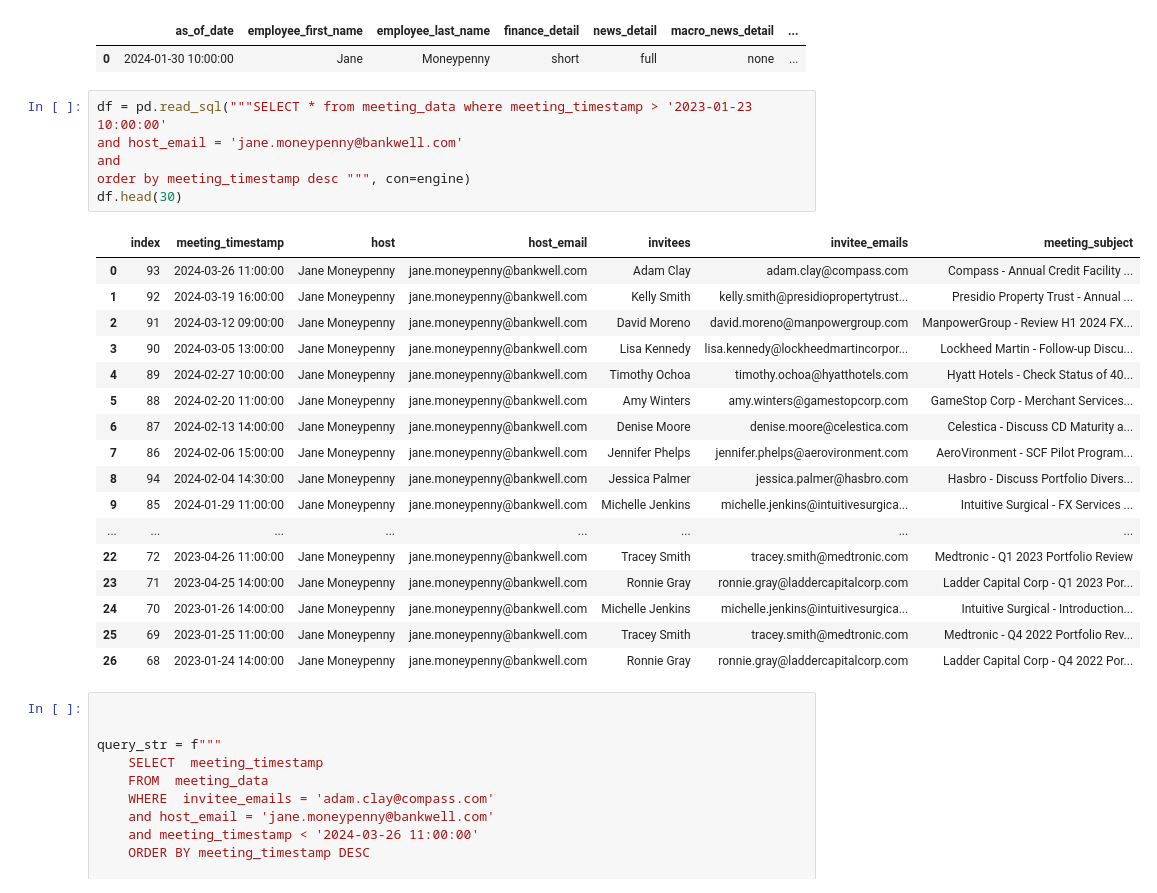
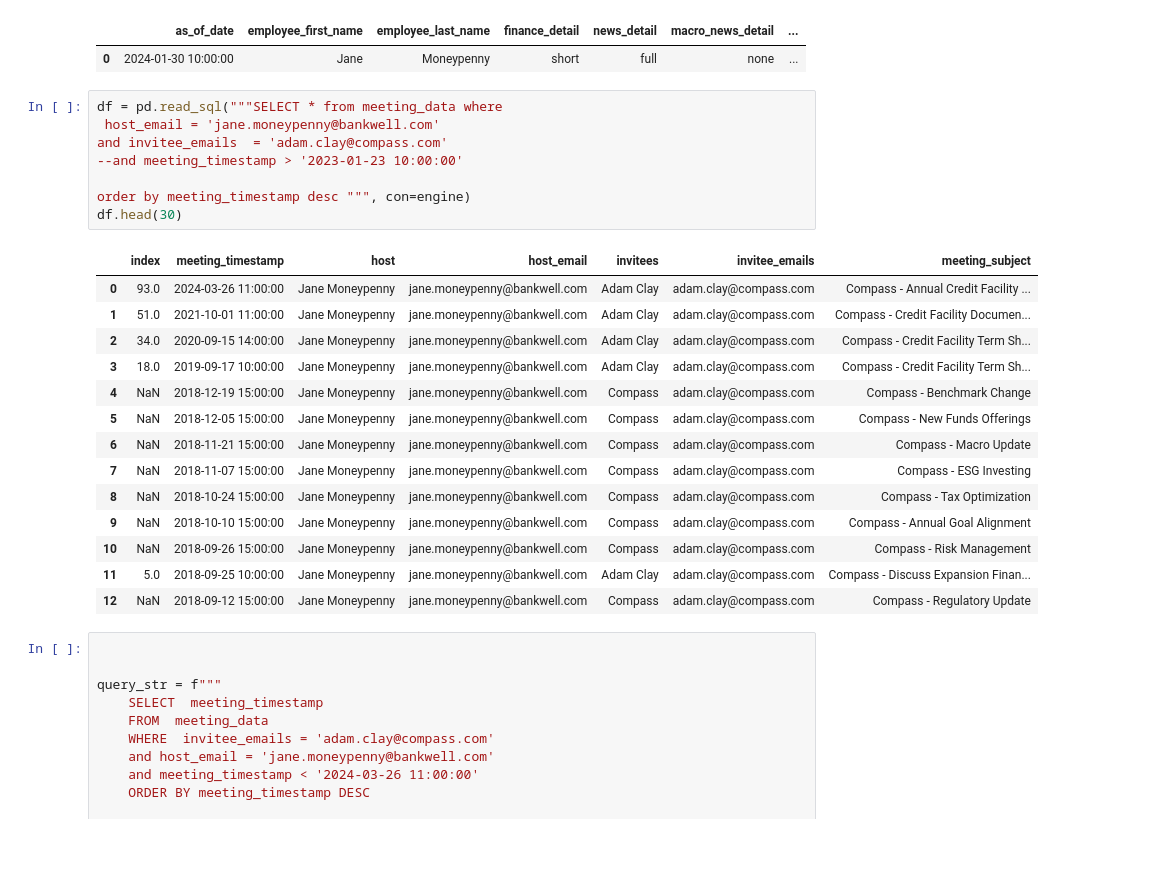
Before and after one commit to ConvoAI-Capstone-SpSu2025/currensee, a Jupyter notebook: notebooks/1.0-data_loading/7.0-preference-data-testing.ipynb, the cells around one changed output. Cells and saved outputs as stored; diff of their text form; blank space fills up the shorter version.

Commit message:
stepan added more meetings and updates subjects and timestamp

```diff
--- a/notebooks/1.0-data_loading/7.0-preference-data-testing.ipynb
+++ b/notebooks/1.0-data_loading/7.0-preference-data-testing.ipynb
@@ -192,29 +192,28 @@ pref_df.head()
 |  | as_of_date | employee_first_name | employee_last_name | finance_detail | news_detail | macro_news_detail | ... |
 | 0 | 2024-01-30 10:00:00 | Jane | Moneypenny | short | full | none | ... |
 # %%
-df = pd.read_sql("""SELECT * from meeting_data where meeting_timestamp > '2023-01-23 10:00:00'
-and host_email = 'jane.moneypenny@bankwell.com'
-and
+df = pd.read_sql("""SELECT * from meeting_data where
+ host_email = 'jane.moneypenny@bankwell.com'
+and invitee_emails	= 'adam.clay@compass.com'
+--and meeting_timestamp > '2023-01-23 10:00:00'
+
 order by meeting_timestamp desc """, con=engine)
 df.head(30)
 # %% [output]
 |  | index | meeting_timestamp | host | host_email | invitees | invitee_emails | meeting_subject |
-| 0 | 93 | 2024-03-26 11:00:00 | Jane Moneypenny | jane.moneypenny@bankwell.com | Adam Clay | adam.clay@compass.com | Compass - Annual Credit Facility ... |
-| 1 | 92 | 2024-03-19 16:00:00 | Jane Moneypenny | jane.moneypenny@bankwell.com | Kelly Smith | kelly.smith@presidiopropertytrust... | Presidio Property Trust - Annual ... |
-| 2 | 91 | 2024-03-12 09:00:00 | Jane Moneypenny | jane.moneypenny@bankwell.com | David Moreno | david.moreno@manpowergroup.com | ManpowerGroup - Review H1 2024 FX... |
-| 3 | 90 | 2024-03-05 13:00:00 | Jane Moneypenny | jane.moneypenny@bankwell.com | Lisa Kennedy | lisa.kennedy@lockheedmartincorpor... | Lockheed Martin - Follow-up Discu... |
-| 4 | 89 | 2024-02-27 10:00:00 | Jane Moneypenny | jane.moneypenny@bankwell.com | Timothy Ochoa | timothy.ochoa@hyatthotels.com | Hyatt Hotels - Check Status of 40... |
-| 5 | 88 | 2024-02-20 11:00:00 | Jane Moneypenny | jane.moneypenny@bankwell.com | Amy Winters | amy.winters@gamestopcorp.com | GameStop Corp - Merchant Services... |
-| 6 | 87 | 2024-02-13 14:00:00 | Jane Moneypenny | jane.moneypenny@bankwell.com | Denise Moore | denise.moore@celestica.com | Celestica - Discuss CD Maturity a... |
-| 7 | 86 | 2024-02-06 15:00:00 | Jane Moneypenny | jane.moneypenny@bankwell.com | Jennifer Phelps | jennifer.phelps@aerovironment.com | AeroVironment - SCF Pilot Program... |
-| 8 | 94 | 2024-02-04 14:30:00 | Jane Moneypenny | jane.moneypenny@bankwell.com | Jessica Palmer | jessica.palmer@hasbro.com | Hasbro - Discuss Portfolio Divers... |
-| 9 | 85 | 2024-01-29 11:00:00 | Jane Moneypenny | jane.moneypenny@bankwell.com | Michelle Jenkins | michelle.jenkins@intuitivesurgica... | Intuitive Surgical - FX Services ... |
-| ... | ... | ... | ... | ... | ... | ... | ... |
-| 22 | 72 | 2023-04-26 11:00:00 | Jane Moneypenny | jane.moneypenny@bankwell.com | Tracey Smith | tracey.smith@medtronic.com | Medtronic - Q1 2023 Portfolio Review |
-| 23 | 71 | 2023-04-25 14:00:00 | Jane Moneypenny | jane.moneypenny@bankwell.com | Ronnie Gray | ronnie.gray@laddercapitalcorp.com | Ladder Capital Corp - Q1 2023 Por... |
-| 24 | 70 | 2023-01-26 14:00:00 | Jane Moneypenny | jane.moneypenny@bankwell.com | Michelle Jenkins | michelle.jenkins@intuitivesurgica... | Intuitive Surgical - Introduction... |
-| 25 | 69 | 2023-01-25 11:00:00 | Jane Moneypenny | jane.moneypenny@bankwell.com | Tracey Smith | tracey.smith@medtronic.com | Medtronic - Q4 2022 Portfolio Rev... |
-| 26 | 68 | 2023-01-24 14:00:00 | Jane Moneypenny | jane.moneypenny@bankwell.com | Ronnie Gray | ronnie.gray@laddercapitalcorp.com | Ladder Capital Corp - Q4 2022 Por... |
+| 0 | 93.0 | 2024-03-26 11:00:00 | Jane Moneypenny | jane.moneypenny@bankwell.com | Adam Clay | adam.clay@compass.com | Compass - Annual Credit Facility ... |
+| 1 | 51.0 | 2021-10-01 11:00:00 | Jane Moneypenny | jane.moneypenny@bankwell.com | Adam Clay | adam.clay@compass.com | Compass - Credit Facility Documen... |
+| 2 | 34.0 | 2020-09-15 14:00:00 | Jane Moneypenny | jane.moneypenny@bankwell.com | Adam Clay | adam.clay@compass.com | Compass - Credit Facility Term Sh... |
+| 3 | 18.0 | 2019-09-17 10:00:00 | Jane Moneypenny | jane.moneypenny@bankwell.com | Adam Clay | adam.clay@compass.com | Compass - Credit Facility Term Sh... |
+| 4 | NaN | 2018-12-19 15:00:00 | Jane Moneypenny | jane.moneypenny@bankwell.com | Compass | adam.clay@compass.com | Compass - Benchmark Change |
+| 5 | NaN | 2018-12-05 15:00:00 | Jane Moneypenny | jane.moneypenny@bankwell.com | Compass | adam.clay@compass.com | Compass - New Funds Offerings |
+| 6 | NaN | 2018-11-21 15:00:00 | Jane Moneypenny | jane.moneypenny@bankwell.com | Compass | adam.clay@compass.com | Compass - Macro Update |
+| 7 | NaN | 2018-11-07 15:00:00 | Jane Moneypenny | jane.moneypenny@bankwell.com | Compass | adam.clay@compass.com | Compass - ESG Investing |
+| 8 | NaN | 2018-10-24 15:00:00 | Jane Moneypenny | jane.moneypenny@bankwell.com | Compass | adam.clay@compass.com | Compass - Tax Optimization |
+| 9 | NaN | 2018-10-10 15:00:00 | Jane Moneypenny | jane.moneypenny@bankwell.com | Compass | adam.clay@compass.com | Compass - Annual Goal Alignment |
+| 10 | NaN | 2018-09-26 15:00:00 | Jane Moneypenny | jane.moneypenny@bankwell.com | Compass | adam.clay@compass.com | Compass - Risk Management |
+| 11 | 5.0 | 2018-09-25 10:00:00 | Jane Moneypenny | jane.moneypenny@bankwell.com | Adam Clay | adam.clay@compass.com | Compass - Discuss Expansion Finan... |
+| 12 | NaN | 2018-09-12 15:00:00 | Jane Moneypenny | jane.moneypenny@bankwell.com | Compass | adam.clay@compass.com | Compass - Regulatory Update |
 # %%
 
 
```
Also changed, not shown: parts of 4 cells of this notebook, 1 other file.
